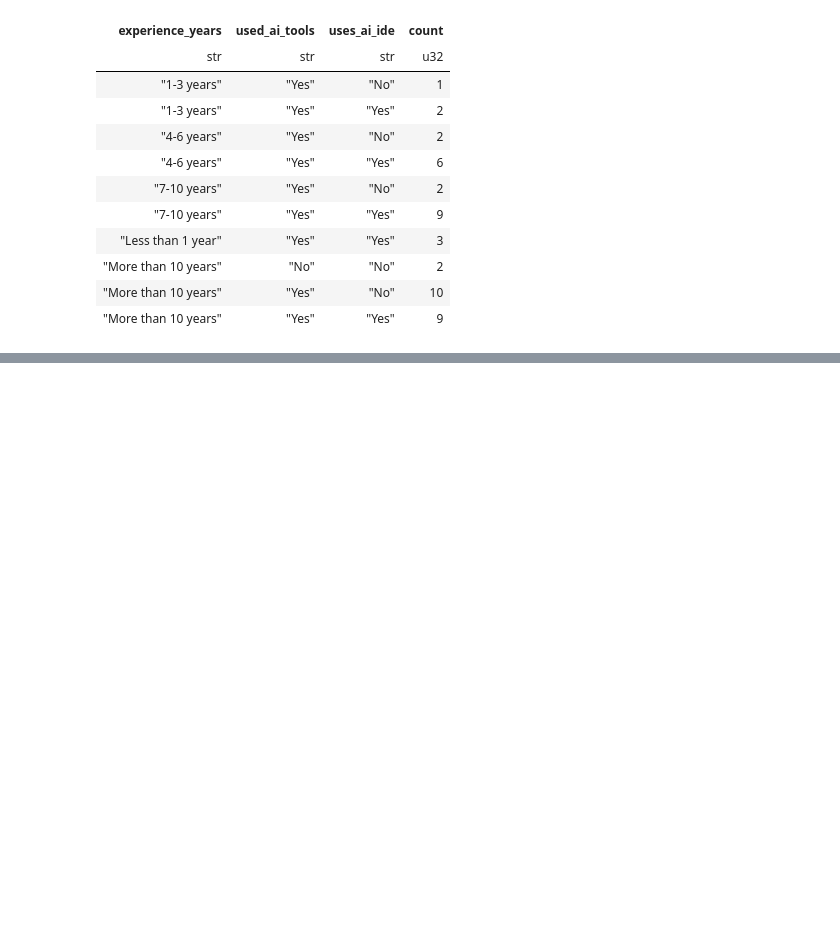
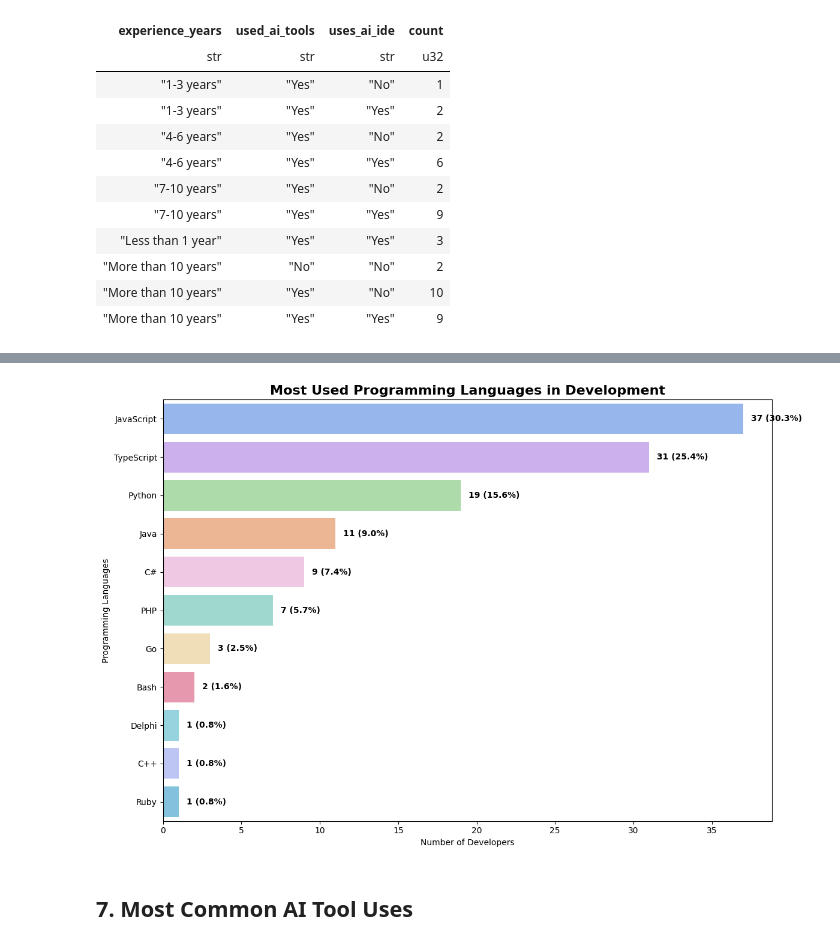
Before and after one commit to CRSS-AI/ai-assisted-development-workshop, a Jupyter notebook: support-material/survey_analysis.ipynb, the cells around one changed output, grey strips where cells are left out. Saved outputs shown, nothing was run; the diff lists cells and outputs as text; code cells hidden in the pictures; blank space fills up the shorter version.

```diff
--- a/support-material/survey_analysis.ipynb
+++ b/support-material/survey_analysis.ipynb
@@ -698,0 +1295,9 @@ shape: (2, 8)
+# %%
+# Create programming languages visualization
+create_programming_languages_visualization(
+    programming_languages_stats, "Most Used Programming Languages in Development"
+)
+# %% [output]
+[figure, added]
+# %% [markdown]
+## 7. Most Common AI Tool Uses
```
Also changed, not shown: parts of 40 cells of this notebook.
